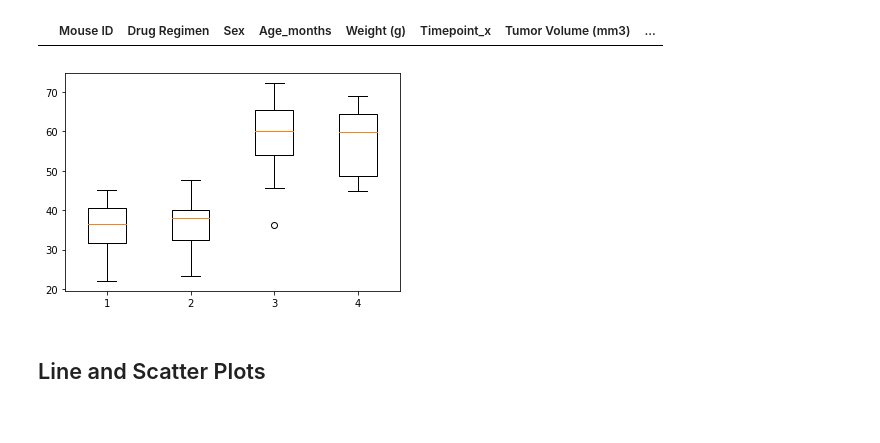
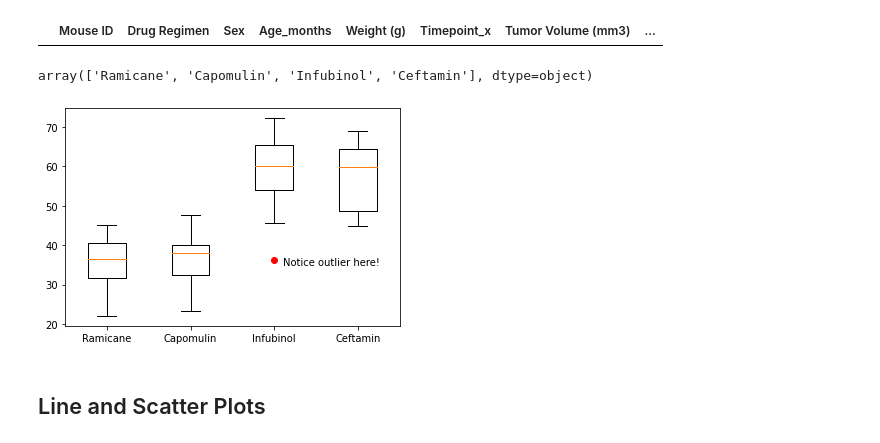
Before and after one commit to JGarvert/Matplotlib_homework, a Jupyter notebook: pymaceuticals_starter.ipynb, the cells around one changed output. Saved outputs shown, nothing was run; the diff lists cells and outputs as text; code cells hidden in the pictures.

```diff
--- a/pymaceuticals_starter.ipynb
+++ b/pymaceuticals_starter.ipynb
@@ -261,13 +261,18 @@ Infubinol
 | 669 | c326 | Infubinol | Female | 18 | 25 | 5 | 36.321346 | ... |
 Ceftamin
 |  | Mouse ID | Drug Regimen | Sex | Age_months | Weight (g) | Timepoint_x | Tumor Volume (mm3) | ... |
+# %%
+regimen
+# %% [output]
+array(['Ramicane', 'Capomulin', 'Infubinol', 'Ceftamin'], dtype=object)
 # %%
 # Generate a box plot of the final tumor volume of each mouse across four regimens of interest
-tumor_vol
-plt.boxplot(tumor_vol)
+plt.boxplot(tumor_vol, labels = regimen, sym = 'r')
+# plt.set_ylabel('Final Tumor Volumn')
+plt.annotate("Notice outlier here!",(3.1,35))
 plt.show()
 # %% [output]
-[figure, old version]
+[figure, new version]
 # %% [markdown]
 ## Line and Scatter Plots
 # %%
```
